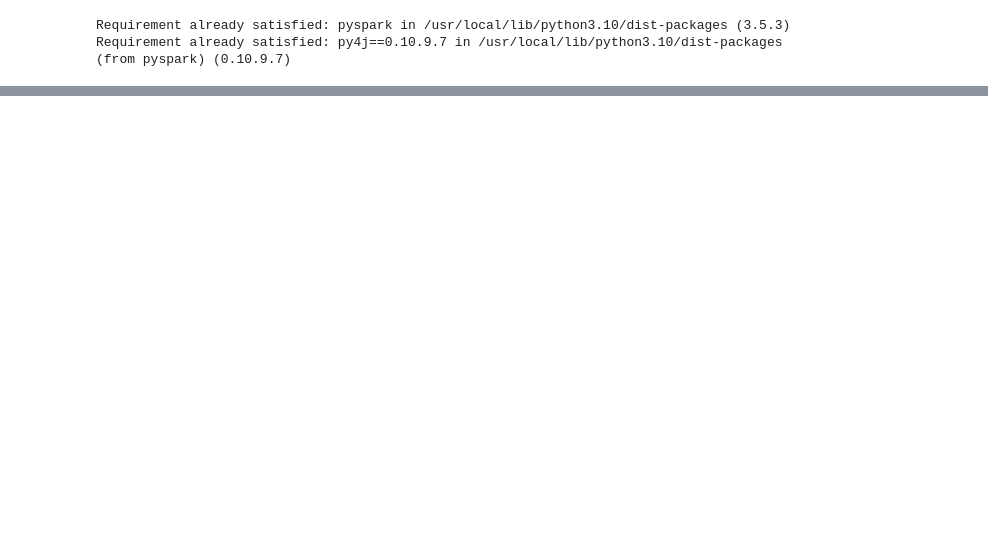
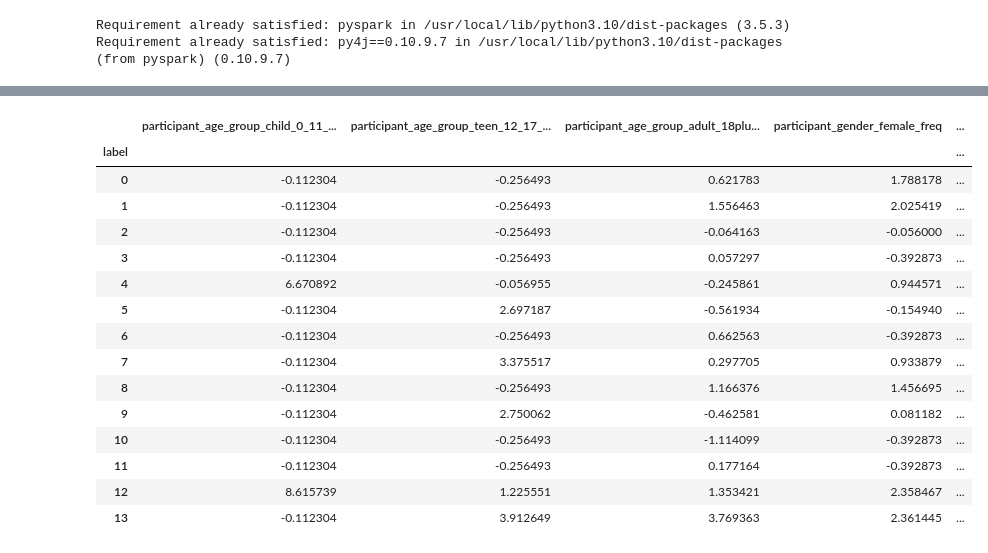
Before and after one commit to bharath03-a/Gun-Violence-Incidents, a Jupyter notebook: notebooks/04_cluster_analysis.ipynb, the cells around one changed output, grey strips where cells are left out. Saved outputs shown, nothing was run; the diff lists cells and outputs as text; code cells hidden in the pictures; blank space fills up the shorter version.

```diff
--- a/notebooks/04_cluster_analysis.ipynb
+++ b/notebooks/04_cluster_analysis.ipynb
@@ -448,0 +515,23 @@ injuries_centroids_df.show()
+# %%
+features = ['participant_age_group_child_0_11_freq',
+            'participant_age_group_teen_12_17_freq',
+            'participant_age_group_adult_18plus_freq',
+            'participant_gender_female_freq',
+            'participant_gender_male_freq',
+             'participant_status_arrested_freq',
+             'participant_status_injured_freq',
+             'participant_status_killed_freq',
+             'participant_status_unharmed_freq']
+
+gmm_df = spark_df.select(features).toPandas()
+print("Original dataframe:")
+display(gmm_df.head())
+print()
+
+# Scale the features
+scaler = sklearn.preprocessing.StandardScaler()
+scaled_features = scaler.fit_transform(gmm_df[features])
+
+gmm_df[features] = scaled_features
+print("Scaled dataframe:")
+display(gmm_df.head())
@@ -448,0 +553,11 @@ injuries_centroids_df.show()
+# %%
+# Perform clustering with Gaussian Mixture Model
+gmm_labels = GaussianMixture(n_components = 14, random_state = 42).fit_predict(gmm_df)
+
+# Evaluate the clustering with the silhouette score
+silhouette = silhouette_score(gmm_df, gmm_labels)
+print(silhouette)
+
+# Evaluate the clustering with the Davies-Bouldin Index
+dbi = davies_bouldin_score(gmm_df, gmm_labels)
+print('Davies-Bouldin Index: {:.4f}'.format(dbi))
@@ -448,0 +586,23 @@ injuries_centroids_df.show()
+# %%
+# Display the cluster centroids
+gmm_df['label'] = gmm_labels
+gmm_df = gmm_df[['label'] + features]
+agg_df = gmm_df.groupby('label').mean()
+agg_df.head(14)
+# %% [output]
+|  | participant_age_group_child_0_11_... | participant_age_group_teen_12_17_... | participant_age_group_adult_18plu... | participant_gender_female_freq | ... |
+| label |  |  |  |  | ... |
+| 0 | -0.112304 | -0.256493 | 0.621783 | 1.788178 | ... |
+| 1 | -0.112304 | -0.256493 | 1.556463 | 2.025419 | ... |
+| 2 | -0.112304 | -0.256493 | -0.064163 | -0.056000 | ... |
+| 3 | -0.112304 | -0.256493 | 0.057297 | -0.392873 | ... |
+| 4 | 6.670892 | -0.056955 | -0.245861 | 0.944571 | ... |
+| 5 | -0.112304 | 2.697187 | -0.561934 | -0.154940 | ... |
+| 6 | -0.112304 | -0.256493 | 0.662563 | -0.392873 | ... |
+| 7 | -0.112304 | 3.375517 | 0.297705 | 0.933879 | ... |
+| 8 | -0.112304 | -0.256493 | 1.166376 | 1.456695 | ... |
+| 9 | -0.112304 | 2.750062 | -0.462581 | 0.081182 | ... |
+| 10 | -0.112304 | -0.256493 | -1.114099 | -0.392873 | ... |
+| 11 | -0.112304 | -0.256493 | 0.177164 | -0.392873 | ... |
+| 12 | 8.615739 | 1.225551 | 1.353421 | 2.358467 | ... |
+| 13 | -0.112304 | 3.912649 | 3.769363 | 2.361445 | ... |
```
Also changed, not shown: parts of 68 cells of this notebook.
